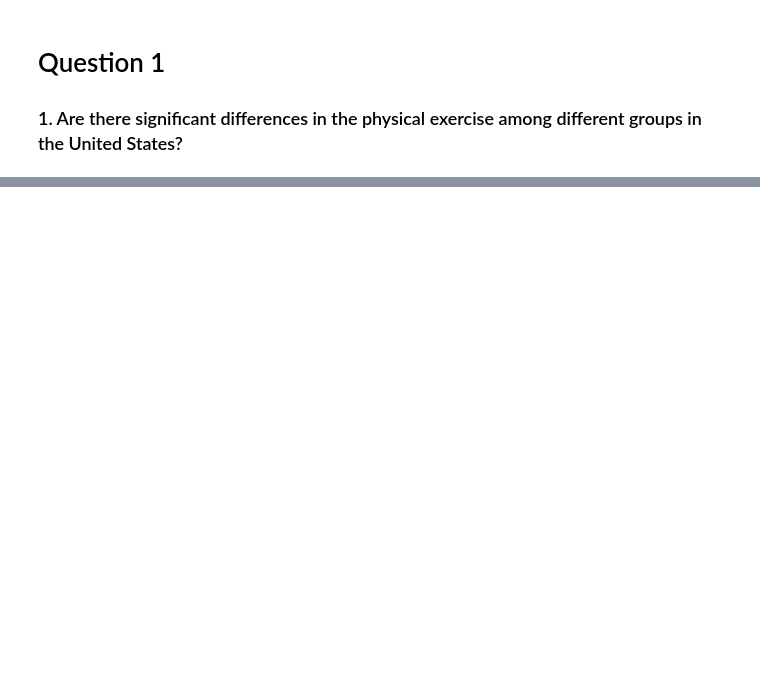
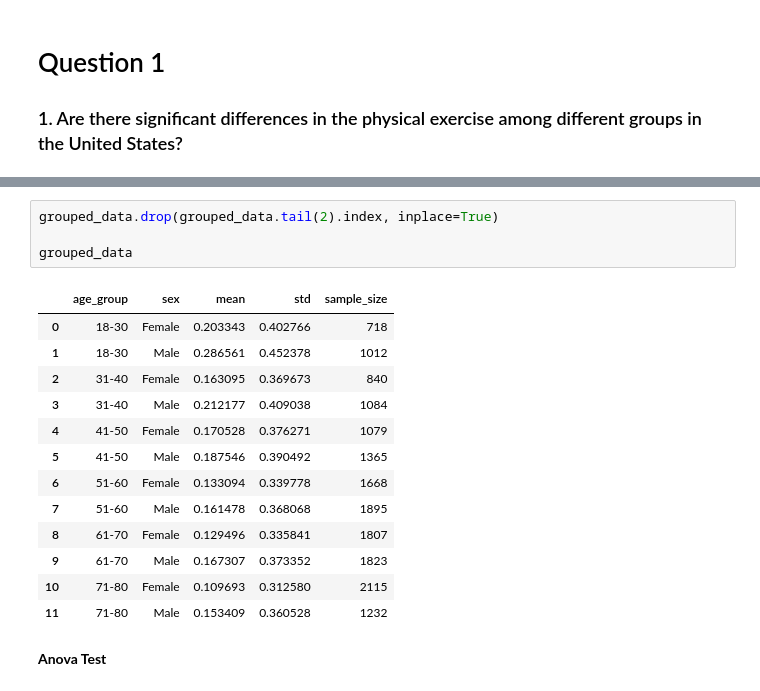
Before and after one commit to yagoTobi/Intro-Estadistica-Computacional, a Jupyter notebook: LabFinal/Question1.ipynb, the cells around one changed output, grey strips where cells are left out. Cells and saved outputs as stored; diff of their text form; blank space fills up the shorter version.

Commit message:
Question 1 - Anova Test

```diff
--- a/LabFinal/Question1.ipynb
+++ b/LabFinal/Question1.ipynb
@@ -57,0 +138,20 @@ plt.show()
+# %%
+grouped_data.drop(grouped_data.tail(2).index, inplace=True)
+
+grouped_data
+# %% [output]
+|  | age_group | sex | mean | std | sample_size |
+| 0 | 18-30 | Female | 0.203343 | 0.402766 | 718 |
+| 1 | 18-30 | Male | 0.286561 | 0.452378 | 1012 |
+| 2 | 31-40 | Female | 0.163095 | 0.369673 | 840 |
+| 3 | 31-40 | Male | 0.212177 | 0.409038 | 1084 |
+| 4 | 41-50 | Female | 0.170528 | 0.376271 | 1079 |
+| 5 | 41-50 | Male | 0.187546 | 0.390492 | 1365 |
+| 6 | 51-60 | Female | 0.133094 | 0.339778 | 1668 |
+| 7 | 51-60 | Male | 0.161478 | 0.368068 | 1895 |
+| 8 | 61-70 | Female | 0.129496 | 0.335841 | 1807 |
+| 9 | 61-70 | Male | 0.167307 | 0.373352 | 1823 |
+| 10 | 71-80 | Female | 0.109693 | 0.312580 | 2115 |
+| 11 | 71-80 | Male | 0.153409 | 0.360528 | 1232 |
+# %% [markdown]
+**Anova Test**
```
Also changed, not shown: parts of 11 cells of this notebook, 1 other file.
